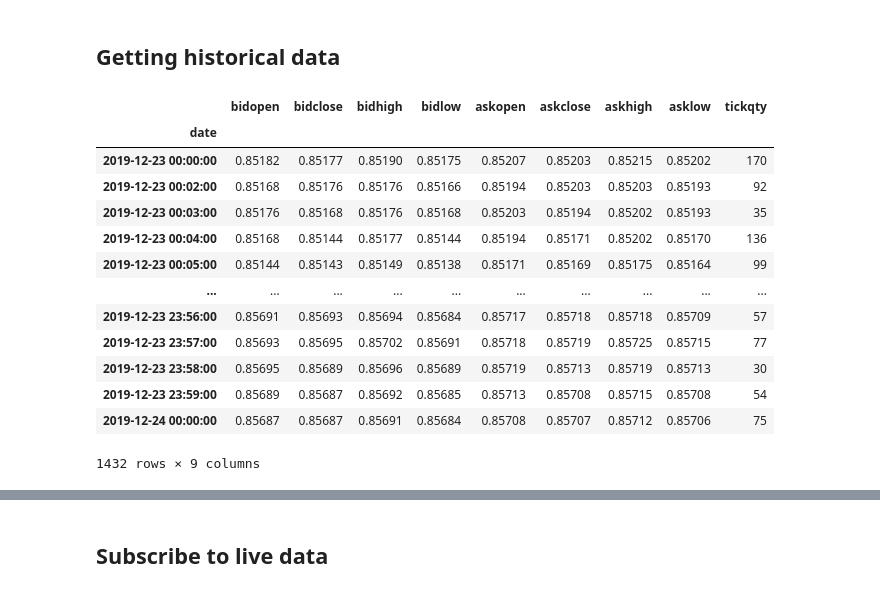
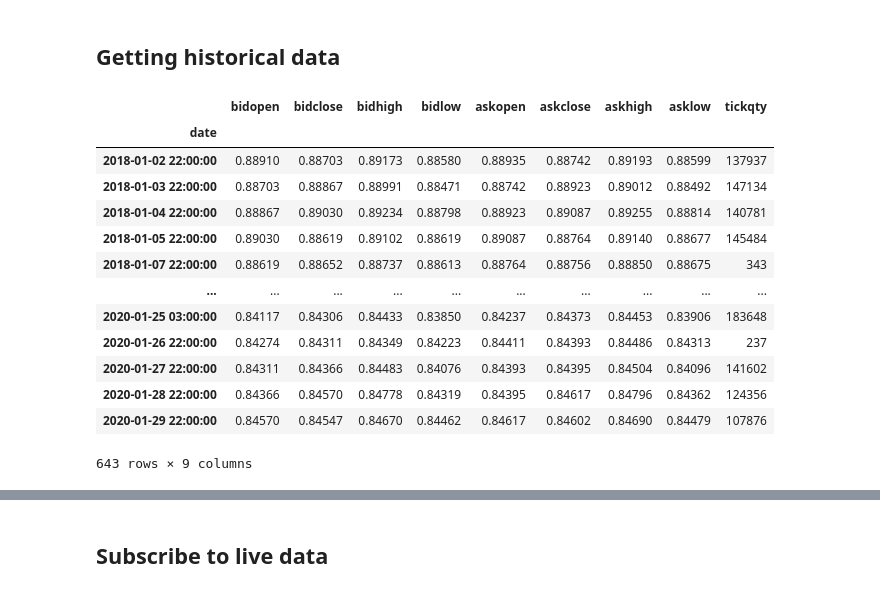
Before and after one commit to kenfus/fx_xd, a Jupyter notebook: fx_xd_bot.ipynb, the cells around one changed output, grey strips where cells are left out. Saved outputs shown, nothing was run; the diff lists cells and outputs as text; code cells hidden in the pictures.

```diff
--- a/fx_xd_bot.ipynb
+++ b/fx_xd_bot.ipynb
@@ -15,26 +15,26 @@ print(instruments)
 # %% [markdown]
 ## Getting historical data
 # %%
-start_dt = dt.datetime(2019, 12, 23)
-stop_dt = dt.datetime(2019, 12, 24)
+start_dt = dt.datetime(2018, 1, 1)
+stop_dt = dt.datetime(2020, 1, 29)
 
-data = con.get_candles('EUR/GBP', period='m1', start = start_dt, stop = stop_dt)  # daily data
+data = con.get_candles('EUR/GBP', period='D1', start = start_dt, stop = stop_dt)  # daily data
 data
 # %% [output]
 |  | bidopen | bidclose | bidhigh | bidlow | askopen | askclose | askhigh | asklow | tickqty |
 | date |  |  |  |  |  |  |  |  |  |
-| 2019-12-23 00:00:00 | 0.85182 | 0.85177 | 0.85190 | 0.85175 | 0.85207 | 0.85203 | 0.85215 | 0.85202 | 170 |
-| 2019-12-23 00:02:00 | 0.85168 | 0.85176 | 0.85176 | 0.85166 | 0.85194 | 0.85203 | 0.85203 | 0.85193 | 92 |
-| 2019-12-23 00:03:00 | 0.85176 | 0.85168 | 0.85176 | 0.85168 | 0.85203 | 0.85194 | 0.85202 | 0.85193 | 35 |
-| 2019-12-23 00:04:00 | 0.85168 | 0.85144 | 0.85177 | 0.85144 | 0.85194 | 0.85171 | 0.85202 | 0.85170 | 136 |
-| 2019-12-23 00:05:00 | 0.85144 | 0.85143 | 0.85149 | 0.85138 | 0.85171 | 0.85169 | 0.85175 | 0.85164 | 99 |
+| 2018-01-02 22:00:00 | 0.88910 | 0.88703 | 0.89173 | 0.88580 | 0.88935 | 0.88742 | 0.89193 | 0.88599 | 137937 |
+| 2018-01-03 22:00:00 | 0.88703 | 0.88867 | 0.88991 | 0.88471 | 0.88742 | 0.88923 | 0.89012 | 0.88492 | 147134 |
+| 2018-01-04 22:00:00 | 0.88867 | 0.89030 | 0.89234 | 0.88798 | 0.88923 | 0.89087 | 0.89255 | 0.88814 | 140781 |
+| 2018-01-05 22:00:00 | 0.89030 | 0.88619 | 0.89102 | 0.88619 | 0.89087 | 0.88764 | 0.89140 | 0.88677 | 145484 |
+| 2018-01-07 22:00:00 | 0.88619 | 0.88652 | 0.88737 | 0.88613 | 0.88764 | 0.88756 | 0.88850 | 0.88675 | 343 |
 | ... | ... | ... | ... | ... | ... | ... | ... | ... | ... |
-| 2019-12-23 23:56:00 | 0.85691 | 0.85693 | 0.85694 | 0.85684 | 0.85717 | 0.85718 | 0.85718 | 0.85709 | 57 |
-| 2019-12-23 23:57:00 | 0.85693 | 0.85695 | 0.85702 | 0.85691 | 0.85718 | 0.85719 | 0.85725 | 0.85715 | 77 |
-| 2019-12-23 23:58:00 | 0.85695 | 0.85689 | 0.85696 | 0.85689 | 0.85719 | 0.85713 | 0.85719 | 0.85713 | 30 |
-| 2019-12-23 23:59:00 | 0.85689 | 0.85687 | 0.85692 | 0.85685 | 0.85713 | 0.85708 | 0.85715 | 0.85708 | 54 |
-| 2019-12-24 00:00:00 | 0.85687 | 0.85687 | 0.85691 | 0.85684 | 0.85708 | 0.85707 | 0.85712 | 0.85706 | 75 |
+| 2020-01-25 03:00:00 | 0.84117 | 0.84306 | 0.84433 | 0.83850 | 0.84237 | 0.84373 | 0.84453 | 0.83906 | 183648 |
+| 2020-01-26 22:00:00 | 0.84274 | 0.84311 | 0.84349 | 0.84223 | 0.84411 | 0.84393 | 0.84486 | 0.84313 | 237 |
+| 2020-01-27 22:00:00 | 0.84311 | 0.84366 | 0.84483 | 0.84076 | 0.84393 | 0.84395 | 0.84504 | 0.84096 | 141602 |
+| 2020-01-28 22:00:00 | 0.84366 | 0.84570 | 0.84778 | 0.84319 | 0.84395 | 0.84617 | 0.84796 | 0.84362 | 124356 |
+| 2020-01-29 22:00:00 | 0.84570 | 0.84547 | 0.84670 | 0.84462 | 0.84617 | 0.84602 | 0.84690 | 0.84479 | 107876 |
-1432 rows × 9 columns
+643 rows × 9 columns
 # %%
 data['pandas_SMA_3'] = data["askclose"].rolling(window=3).mean()
 data['pandas_SMA_50'] = data["askclose"].rolling(window=50).mean()
```
Also changed, not shown: parts of 4 cells of this notebook.
